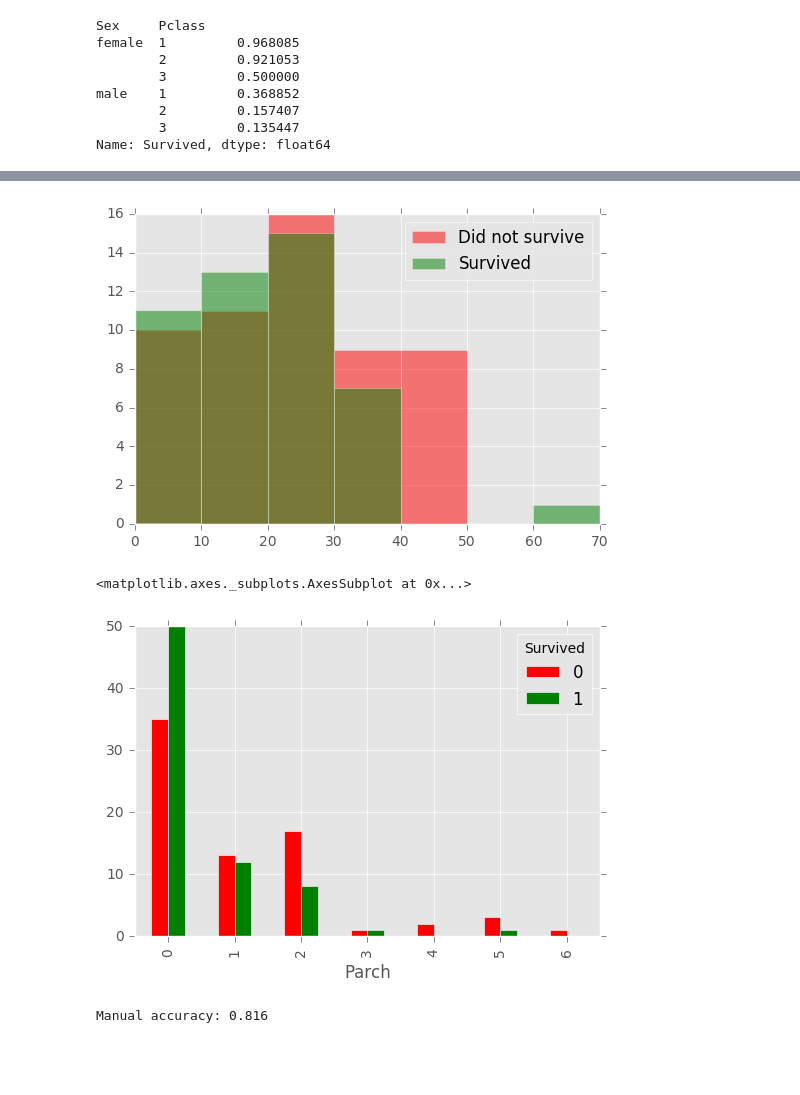
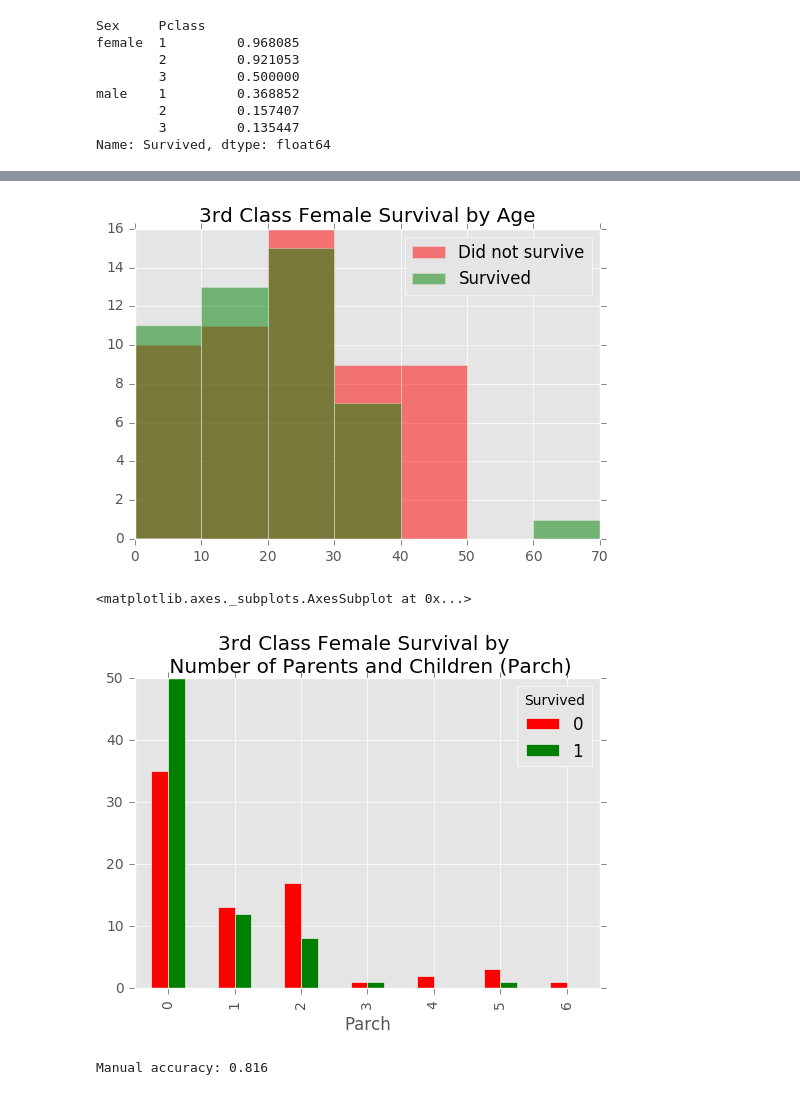
Before and after one commit to torenunez/kaggle, a Jupyter notebook: Titanic/titanic_notebook.ipynb, the cells around one changed output, grey strips where cells are left out. Cells and saved outputs as stored; diff of their text form; code cells hidden in the pictures; blank space fills up the shorter version.

Commit message:
update charts

```diff
--- a/Titanic/titanic_notebook.ipynb
+++ b/Titanic/titanic_notebook.ipynb
@@ -125,15 +134,16 @@ age_hist(ma_c1_df)
 fem=train['Sex']=='female'
 c3=train['Pclass']==3
 fem_c3_df = train[fem&c3]
-age_hist(fem_c3_df)
+age_hist(fem_c3_df, '3rd Class Female Survival by Age')
 # %% [output]
-[figure, old version]
+[figure, new version]
 # %%
 fem_c3_by_parch_df = pd.crosstab(fem_c3_df['Parch'], fem_c3_df['Survived'])
-fem_c3_by_parch_df.plot.bar(color = ['r','g'])
+fem_c3_by_parch_df.plot.bar(color = ['r','g'],
+                            title = '3rd Class Female Survival by \n Number of Parents and Children (Parch)')
 # %% [output]
 <matplotlib.axes._subplots.AxesSubplot at 0x...>
-[figure, old version]
+[figure, new version]
 # %%
 def manual_tree(data):
 
```
Also changed, not shown: parts of 20 cells of this notebook.
